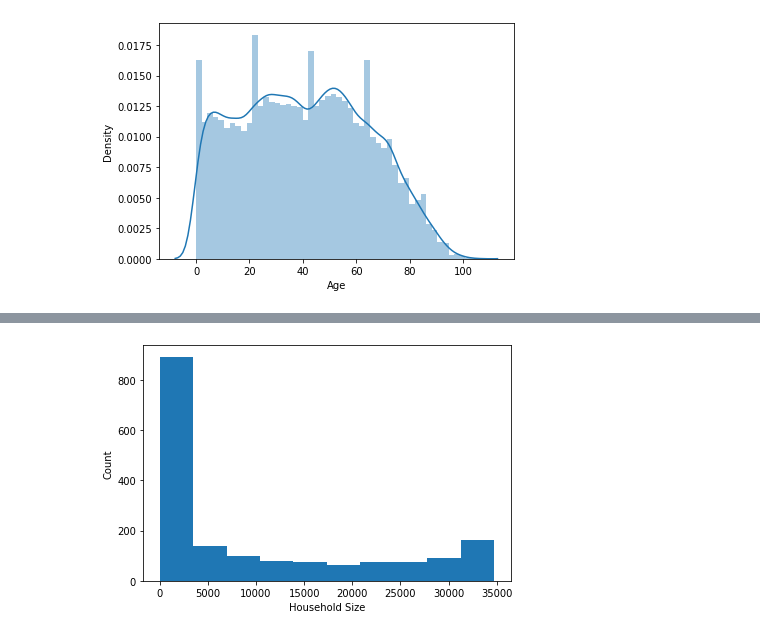
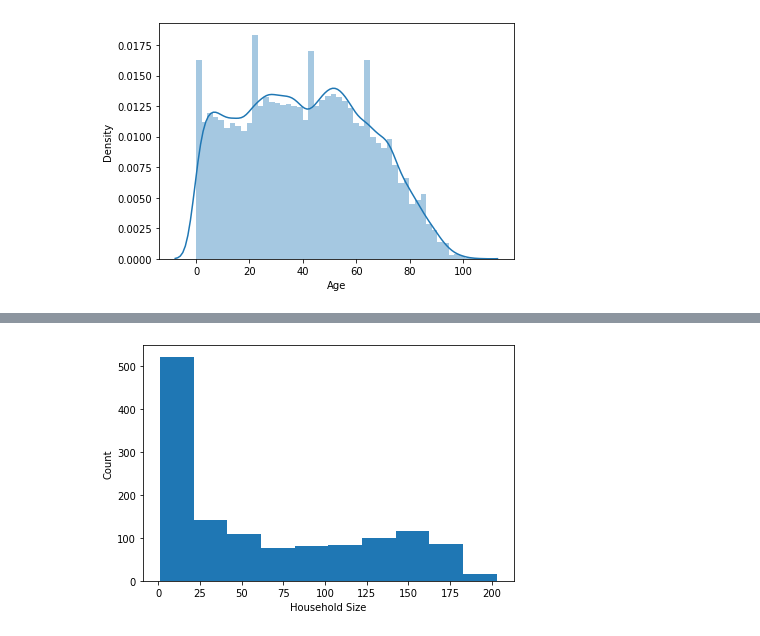
Before and after one commit to opensafely/households-research, a Jupyter notebook: analysis/opensafely_eda_test_notebook.ipynb, the cells around one changed output, grey strips where cells are left out. Drawn from its saved outputs; the diff is of its cells as text; code cells hidden in the pictures.

```diff
--- a/analysis/opensafely_eda_test_notebook.ipynb
+++ b/analysis/opensafely_eda_test_notebook.ipynb
@@ -26,4 +17,4 @@ The next set of cell is the one that would need changing for a different data so
 # %%
 # This is a standard extract from the server, with a couple of do-files to manipulate the data
 
-df = pd.read_stata("../hh_analysis_datasetALLVARS.dta")
+df = pd.read_stata("../hh_analysis_datasetALLVARS.dta", columns=["hh_id", "age", "case"])
@@ -79,0 +36,6 @@ hm = 10
+# %%
+positives = df[df.case == 1].groupby("hh_id").count()["case"].to_frame()
+totals = df.groupby("hh_id").count()["case"].to_frame()
+totals.columns = ["total_size"]
+counts_for_charts = totals.join(positives, how="left").fillna(0)
+counts_for_charts.head()
@@ -80,14 +50,15 @@ hm = 10
 # %%
 # Check the distribution of household sizes
 
+counts_for_charts
 plt.figure(figsize=(6,4))
-plt.hist(hhsizes)
+plt.hist(counts_for_charts.total_size)
 plt.xlabel('Household Size')
 plt.ylabel('Count')
 plt.tight_layout()
 plt.savefig('./hh_sizes.pdf')
 # %% [output]
-[figure, old version]
+[figure, new version]
 # %%
 logging.info('Household size figure plotted')
 # %%
```
Also changed, not shown: parts of 7 cells of this notebook.
